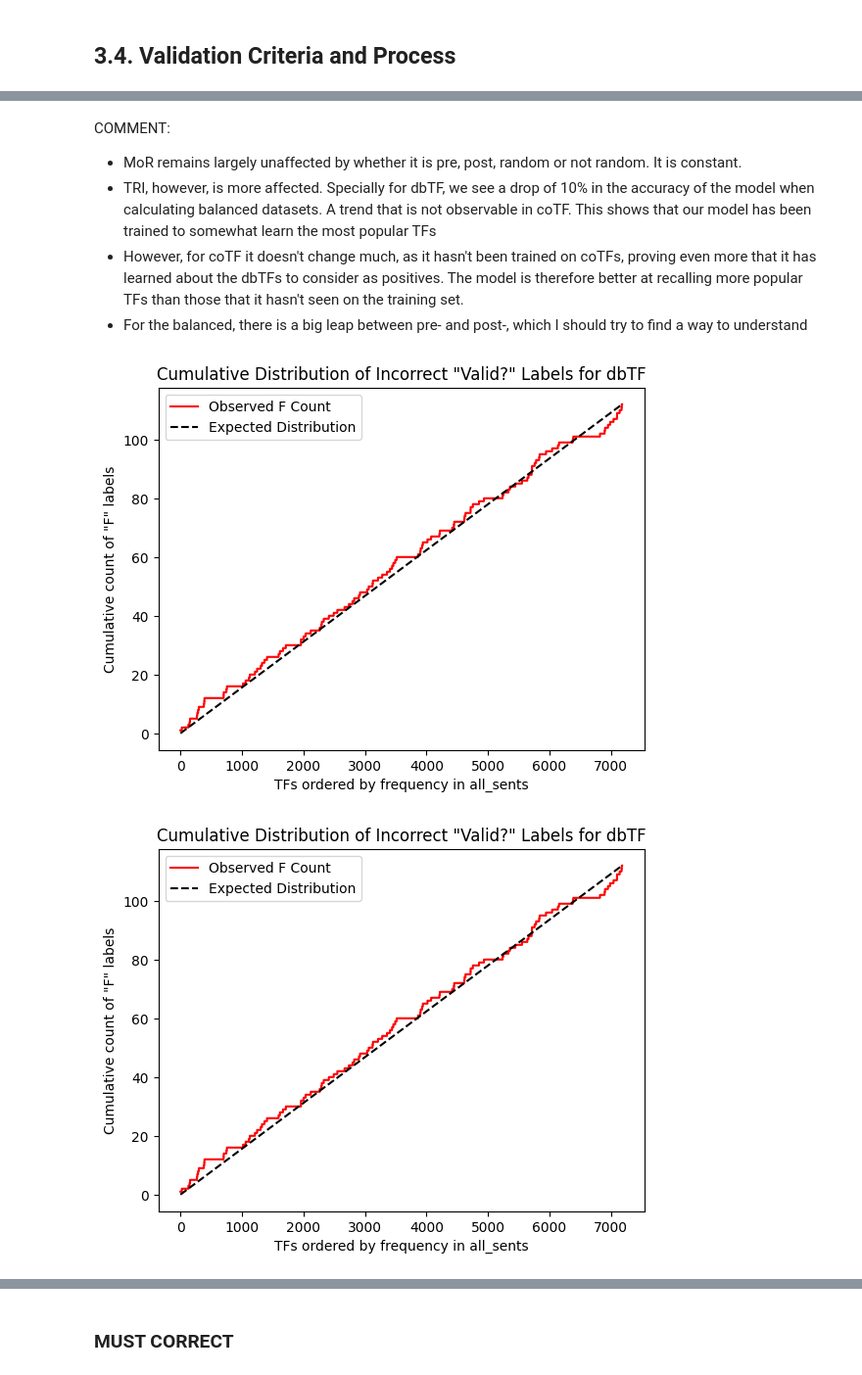
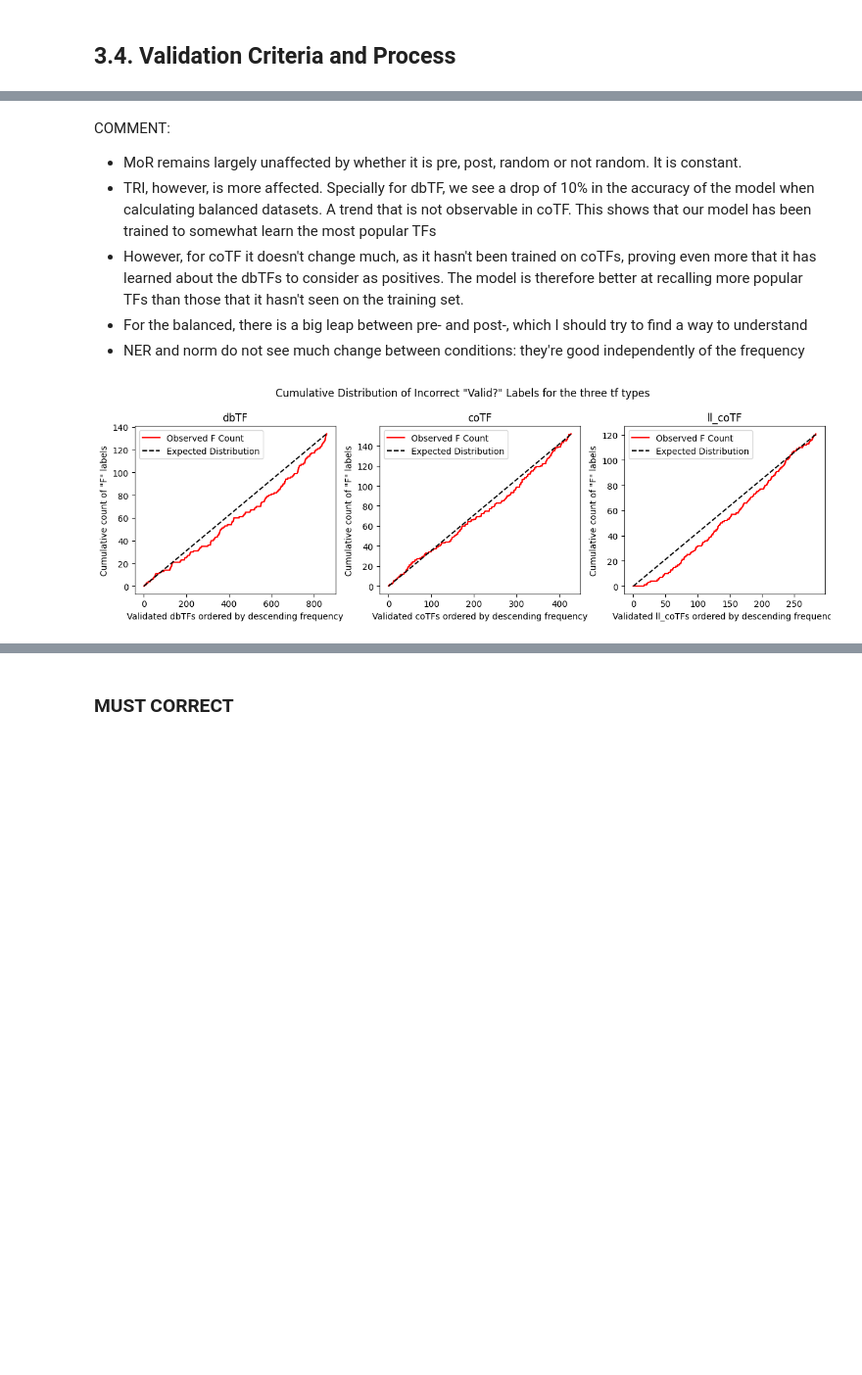
Before and after one commit to Rbbt-Workflows/ExTRI2, a Jupyter notebook: analysis/analysis.ipynb, the cells around one changed output, grey strips where cells are left out. Shown at 98% size. Saved outputs shown, nothing was run; the diff lists cells and outputs as text; code cells hidden in the pictures; blank space fills up the shorter version.

Commit message:
Continued validation analysis

```diff
--- a/analysis/analysis.ipynb
+++ b/analysis/analysis.ipynb
@@ -958,3 +1024,4 @@ COMMENT:
 * TRI, however, is more affected. Specially for dbTF, we see a drop of 10% in the accuracy of the model when calculating balanced datasets. A trend that is not observable in coTF. This shows that our model has been trained to somewhat learn the most popular TFs
 * However, for coTF it doesn't change much, as it hasn't been trained on coTFs, proving even more that it has learned about the dbTFs to consider as positives. The model is therefore better at recalling more popular TFs than those that it hasn't seen on the training set.
 * For the balanced, there is a big leap between pre- and post-, which I should try to find a way to understand
+* NER and norm do not see much change between conditions: they're good independently of the frequency
@@ -963,41 +1028,49 @@ COMMENT:
 # %%
-# ChatGPT's plot. let's see
-def plot_false_validation_distribution(tf_type: str, all_sents: pd.DataFrame, val_df: pd.DataFrame):
+def plot_false_validation_distribution(ExTRI2_df: pd.DataFrame, val_df: pd.DataFrame):
 
-    # Get the subset of balanced TF_type sentences
-    val_balanced = val_df[(val_df['TF_type'] == tf_type) & (val_df['method'] == 'balanced')]
+    # Initialise plot
+    fig, axes = plt.subplots(ncols=3, figsize=(12, 4))
+    plt.suptitle('Cumulative Distribution of Incorrect "Valid?" Labels for the three tf types')
 
-    # Step 1: Count TF frequency in all_sents and sort them
-    tf_counts = all_sents['TF Id'].value_counts().sort_values(ascending=False)
 
-    # Step 2: Filter sentences in val_balanced with 'Valid?' == 'F'
-    val_false = val_balanced[val_balanced['Valid?'] == 'F']
+    for i, tf_type in enumerate(['dbTF', 'coTF', 'll_coTF']):
 
-    # Step 3: Count 'F's for each TF in val_balanced
-    val_false_counts = val_false['TF Id'].value_counts().reindex(tf_counts.index, fill_value=0)
+        # Get the subset of all sentences
+        all_sents = ExTRI2_df[ExTRI2_df['TF_type'] == tf_type]
 
-    # Step 4: Calculate the cumulative sum of 'F's
-    cumulative_f_counts = val_false_counts.cumsum()
+        # Get the subset of balanced TF_type sentences (post-processing)
+        val_balanced = val_df[(val_df['TF_type'] == tf_type) & (val_df['method'] == 'balanced') & (val_df['pre-post'] == 'post')].copy()
 
-    # Step 5: Plot the cumulative sum of 'F's
-    fig, ax = plt.subplots()
-    ax.step(range(len(cumulative_f_counts)), cumulative_f_counts, where='mid', label='Observed F Count', color='red')
+        # Count frequency of TF Ids in all_sents
+        tf_frequencies = all_sents['TF Id'].value_counts()
 
-    # Step 6: Plot the expected line
-    total_f_count = val_false_counts.sum()
-    ax.plot(range(len(cumulative_f_counts)), [total_f_count * (i / len(cumulative_f_counts)) for i in range(len(cumulative_f_counts))], label='Expected Distribution', linestyle='--', color='black')
+        # Order the val_balanced dataset by TF frequency
+        val_balanced['TF_frequency'] = val_balanced['TF Id'].map(tf_frequencies)
+        val_balanced = val_balanced.sort_values(by='TF_frequency', ascending=False)
 
-    # Step 7: Customize plot
-    ax.set_title(f'Cumulative Distribution of Incorrect "Valid?" Labels for {tf_type}')
-    ax.set_xlabel('TFs ordered by frequency in all_sents')
-    ax.set_ylabel('Cumulative count of "F" labels')
-    ax.legend()
+        # Add a column for the 'F' binary values (1 if Valid?=F, otherwise 0)
+        val_balanced['Is_F'] = (val_balanced['Valid?'] == 'F').astype(int)
+
+        # Compute cumulative sum of 'Is_F' for plotting
+        val_balanced['Cumulative_F'] = val_balanced['Is_F'].cumsum()
+
+        # Step 5: Plot the cumulative sum of 'F's
+        ax = axes[i]
+        ax.step(range(len(val_balanced)), val_balanced['Cumulative_F'], where='mid', label='Observed F Count', color='red')
+
+        # Step 6: Plot the expected line
+        total_f_count = val_balanced['Is_F'].sum()
+        ax.plot(range(len(val_balanced)), [total_f_count * (i / len(val_balanced)) for i in range(len(val_balanced))], label='Expected Distribution', linestyle='--', color='black')
+
+        # Customize plot
+        ax.set_title(tf_type)
+        ax.set_xlabel(f'Validated {tf_type}s ordered by descending frequency')
+        ax.set_ylabel('Cumulative count of "F" labels')
+        ax.legend()
+
+    plt.tight_layout()
     plt.show()
 
-# TODO - Ensure the map below is correct. Why is it that different from what I saw before? Check more thoroughly
-# Example call
-for TF_type in ['dbTF', 'coTF', 'll_coTF']:
-    plot_false_validation_distribution('dbTF', ExTRI2_df, validated_1mapping_pre)
+plot_false_validation_distribution(ExTRI2_df, validated_df)
 # %% [output]
-[figure, old version]
+[figure, new version]
-[figure, removed]
```
Also changed, not shown: parts of 23 cells of this notebook, 6 other files.
